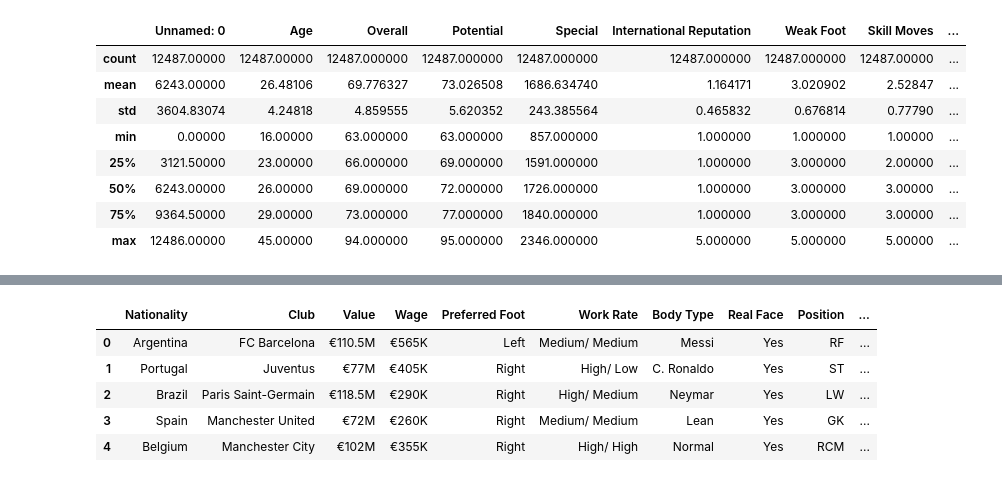
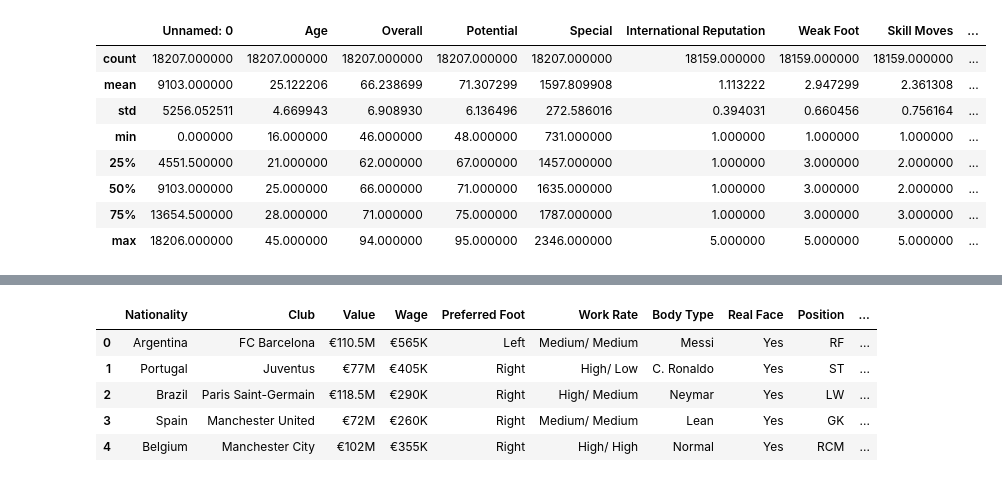
Before and after one commit to bachinaram/DataAnalytics1, a Jupyter notebook: DA1_assignment1q2.ipynb, the cells around one changed output, grey strips where cells are left out. Saved outputs shown, nothing was run; the diff lists cells and outputs as text; code cells hidden in the pictures.

```diff
--- a/DA1_assignment1q2.ipynb
+++ b/DA1_assignment1q2.ipynb
@@ -19,15 +3,25 @@ football_df.head()
 # %%
-
-football_df.drop(['ID', 'Name', 'Photo', 'Flag', 'Club Logo', 'Loaned From'], axis=1, inplace=True)
+import matplotlib.pyplot as plt
+import seaborn as sns
+import numpy as np
+import pandas as pd
+df1 = pd.read_csv("/content/football_data.csv")
+#df1.head()
+#dropping unwanted columns
+df1.drop(columns='Release Clause')
+df1.drop(['ID', 'Name', 'Photo', 'Flag', 'Club Logo', 'Loaned From'], axis=1, inplace=True)
 #once we delete and we try to run it again we get error
-football_df.head()
-#cehcking to see if it really deleted
+#df1.head()
+#checking to see if it really deleted
 # Converting  the columns to string for striping the unwanted data.
-a = ['LS',	'ST',	'RS',	'LW',	'LF',	'CF',	'RF',	'RW',	'LAM',	'CAM',	'RAM',	'LM',	'LCM',	'CM',	'RCM',	'RM',	'LWB',	'LDM',	'CDM',	'RDM',	'RWB',	'LB',	'LCB',	'CB',	'RCB',	'RB']
-for i in a :
+df1_int_list = ['LS',	'ST',	'RS',	'LW',	'LF',	'CF',	'RF',	'RW',	'LAM',	'CAM',	'RAM',	'LM',	'LCM',	'CM',	'RCM',	'RM',	'LWB',	'LDM',	'CDM',	'RDM',	'RWB',	'LB',	'LCB',	'CB',	'RCB',	'RB']
+for i in df1_int_list :
   # Converting the column data to string
-  football_df[i] = football_df[i].astype(str)
+  df1[i] = df1[i].astype(str)
   #Imputation on numeric values
-  football_df[i].fillna("0", inplace = True)
+  df1[i].fillna("0", inplace = True)
   #Striping the data that is present after "+"
-  football_df[i] = football_df[i].map(lambda x: x.split("+", 1)[0].rstrip())
+  df1[i] = df1[i].map(lambda x: x.split("+", 1)[0].rstrip())
+#Finding the NULL values present in each column
+print("Below columns have null values")
+df1.isnull().sum()
@@ -50,12 +62,12 @@ Length: 83, dtype: int64
 # %%
-football_df.describe()
+df1.describe()
 # %% [output]
 |  | Unnamed: 0 | Age | Overall | Potential | Special | International Reputation | Weak Foot | Skill Moves | ... |
-| count | 12487.00000 | 12487.00000 | 12487.000000 | 12487.000000 | 12487.000000 | 12487.000000 | 12487.000000 | 12487.00000 | ... |
-| mean | 6243.00000 | 26.48106 | 69.776327 | 73.026508 | 1686.634740 | 1.164171 | 3.020902 | 2.52847 | ... |
-| std | 3604.83074 | 4.24818 | 4.859555 | 5.620352 | 243.385564 | 0.465832 | 0.676814 | 0.77790 | ... |
-| min | 0.00000 | 16.00000 | 63.000000 | 63.000000 | 857.000000 | 1.000000 | 1.000000 | 1.00000 | ... |
-| 25% | 3121.50000 | 23.00000 | 66.000000 | 69.000000 | 1591.000000 | 1.000000 | 3.000000 | 2.00000 | ... |
-| 50% | 6243.00000 | 26.00000 | 69.000000 | 72.000000 | 1726.000000 | 1.000000 | 3.000000 | 3.00000 | ... |
-| 75% | 9364.50000 | 29.00000 | 73.000000 | 77.000000 | 1840.000000 | 1.000000 | 3.000000 | 3.00000 | ... |
-| max | 12486.00000 | 45.00000 | 94.000000 | 95.000000 | 2346.000000 | 5.000000 | 5.000000 | 5.00000 | ... |
+| count | 18207.000000 | 18207.000000 | 18207.000000 | 18207.000000 | 18207.000000 | 18159.000000 | 18159.000000 | 18159.000000 | ... |
+| mean | 9103.000000 | 25.122206 | 66.238699 | 71.307299 | 1597.809908 | 1.113222 | 2.947299 | 2.361308 | ... |
+| std | 5256.052511 | 4.669943 | 6.908930 | 6.136496 | 272.586016 | 0.394031 | 0.660456 | 0.756164 | ... |
+| min | 0.000000 | 16.000000 | 46.000000 | 48.000000 | 731.000000 | 1.000000 | 1.000000 | 1.000000 | ... |
+| 25% | 4551.500000 | 21.000000 | 62.000000 | 67.000000 | 1457.000000 | 1.000000 | 3.000000 | 2.000000 | ... |
+| 50% | 9103.000000 | 25.000000 | 66.000000 | 71.000000 | 1635.000000 | 1.000000 | 3.000000 | 2.000000 | ... |
+| 75% | 13654.500000 | 28.000000 | 71.000000 | 75.000000 | 1787.000000 | 1.000000 | 3.000000 | 3.000000 | ... |
+| max | 18206.000000 | 45.000000 | 94.000000 | 95.000000 | 2346.000000 | 5.000000 | 5.000000 | 5.000000 | ... |
```
Also changed, not shown: parts of 49 cells of this notebook.
